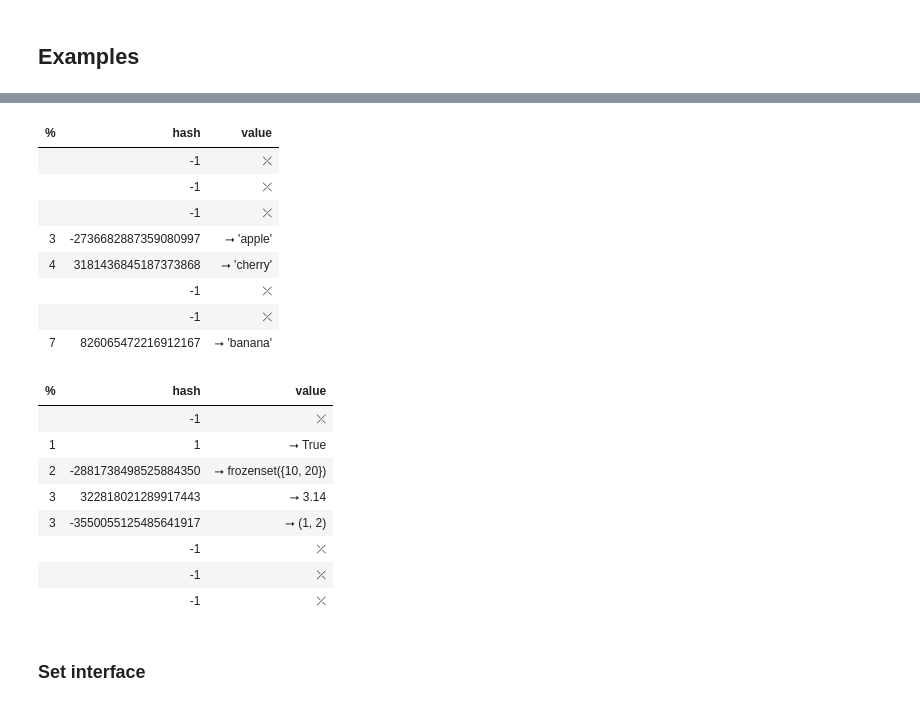
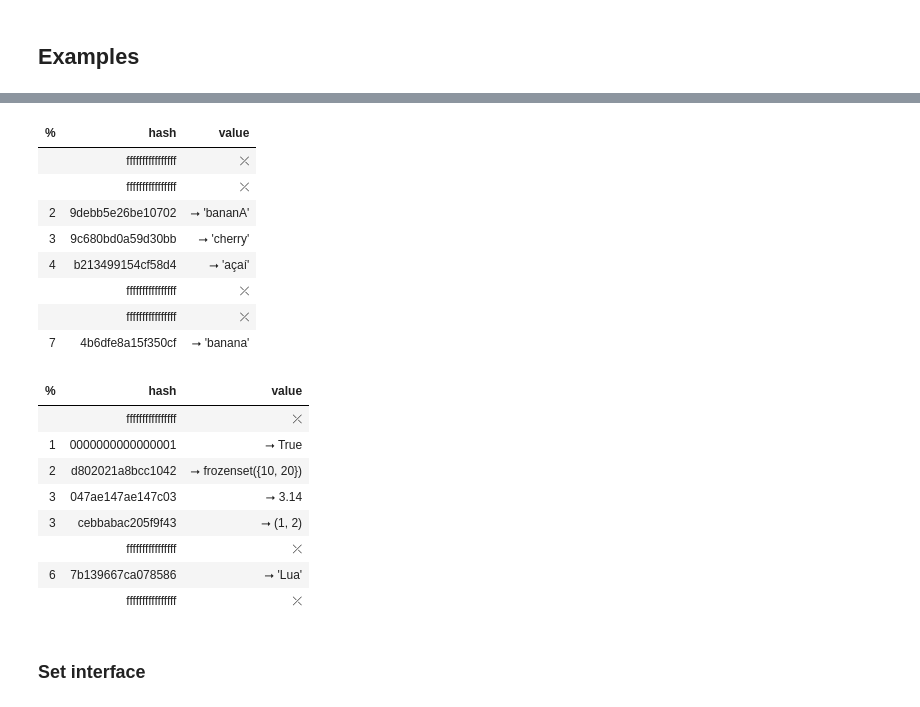
Before and after one commit to ramalho/set-power, a Jupyter notebook: visible-set/visible_set.ipynb, the cells around one changed output, grey strips where cells are left out. Saved outputs shown, nothing was run; the diff lists cells and outputs as text; code cells hidden in the pictures.

```diff
--- a/visible-set/visible_set.ipynb
+++ b/visible-set/visible_set.ipynb
@@ -25,27 +36,27 @@ vs
 # %%
-VisiSet(['apple', 'banana', 'cherry'])
+VisiSet(['açaí', 'banana', 'cherry', 'bananA'])
 # %% [output]
 | % | hash | value |
-|  | -1 | ⤫ |
-|  | -1 | ⤫ |
-|  | -1 | ⤫ |
-| 3 | -2736682887359080997 | ⭢ 'apple' |
-| 4 | 3181436845187373868 | ⭢ 'cherry' |
-|  | -1 | ⤫ |
-|  | -1 | ⤫ |
-| 7 | 826065472216912167 | ⭢ 'banana' |
+|  | ffffffffffffffff | ⤫ |
+|  | ffffffffffffffff | ⤫ |
+| 2 | 9debb5e26be10702 | ⭢ 'bananA' |
+| 3 | 9c680bd0a59d30bb | ⭢ 'cherry' |
+| 4 | b213499154cf58d4 | ⭢ 'açaí' |
+|  | ffffffffffffffff | ⤫ |
+|  | ffffffffffffffff | ⤫ |
+| 7 | 4b6dfe8a15f350cf | ⭢ 'banana' |
 # %%
-VisiSet([3.14, True, (1, 2), frozenset({10, 20})])
+VisiSet([3.14, True, (1, 2), frozenset({10, 20}), 'Lua'])
 # %% [output]
 | % | hash | value |
-|  | -1 | ⤫ |
-| 1 | 1 | ⭢ True |
-| 2 | -2881738498525884350 | ⭢ frozenset({10, 20}) |
-| 3 | 322818021289917443 | ⭢ 3.14 |
-| 3 | -3550055125485641917 | ⭢ (1, 2) |
-|  | -1 | ⤫ |
-|  | -1 | ⤫ |
-|  | -1 | ⤫ |
+|  | ffffffffffffffff | ⤫ |
+| 1 | 0000000000000001 | ⭢ True |
+| 2 | d802021a8bcc1042 | ⭢ frozenset({10, 20}) |
+| 3 | 047ae147ae147c03 | ⭢ 3.14 |
+| 3 | cebbabac205f9f43 | ⭢ (1, 2) |
+|  | ffffffffffffffff | ⤫ |
+| 6 | 7b139667ca078586 | ⭢ 'Lua' |
+|  | ffffffffffffffff | ⤫ |
 # %% [markdown]
 ### Set interface
 # %%
```
Also changed, not shown: parts of 23 cells of this notebook, 1 other file.
